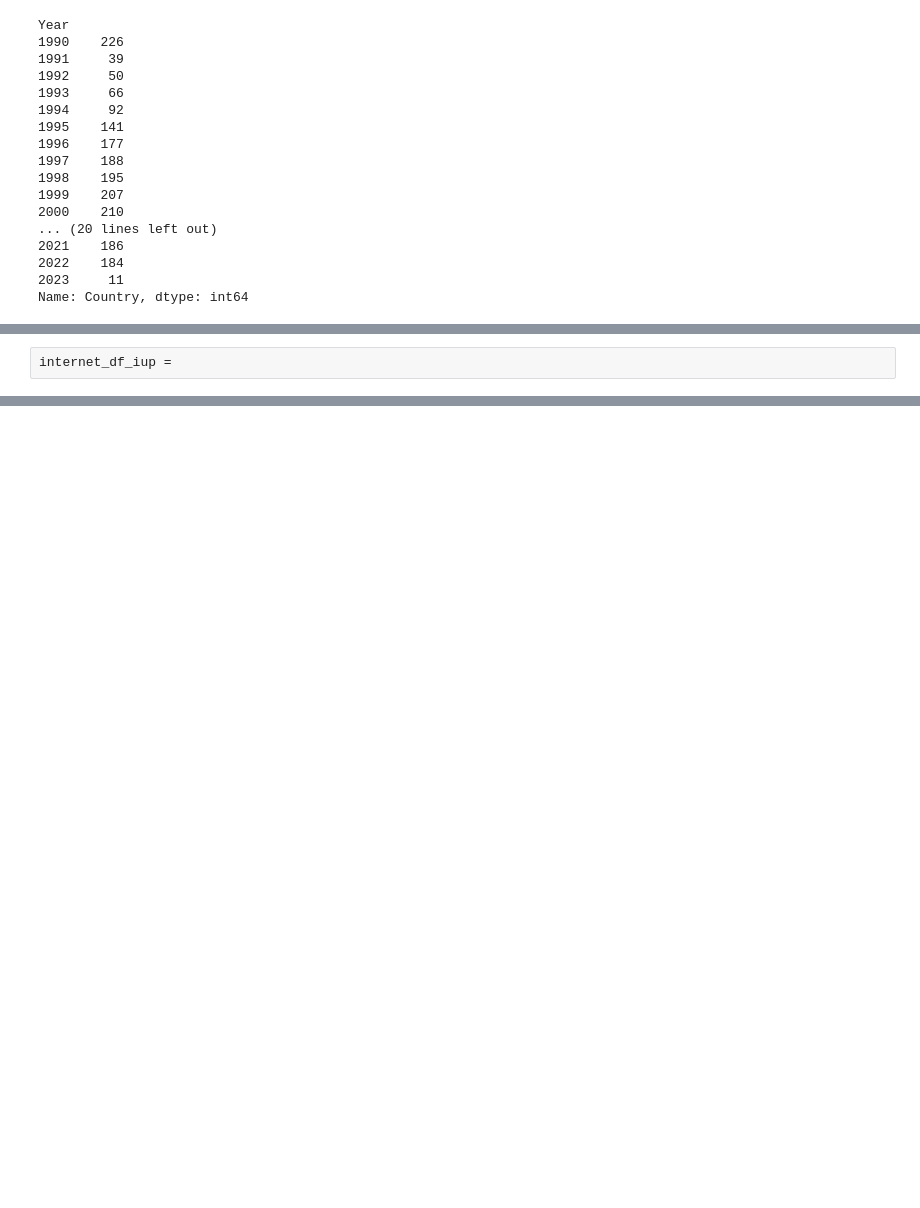
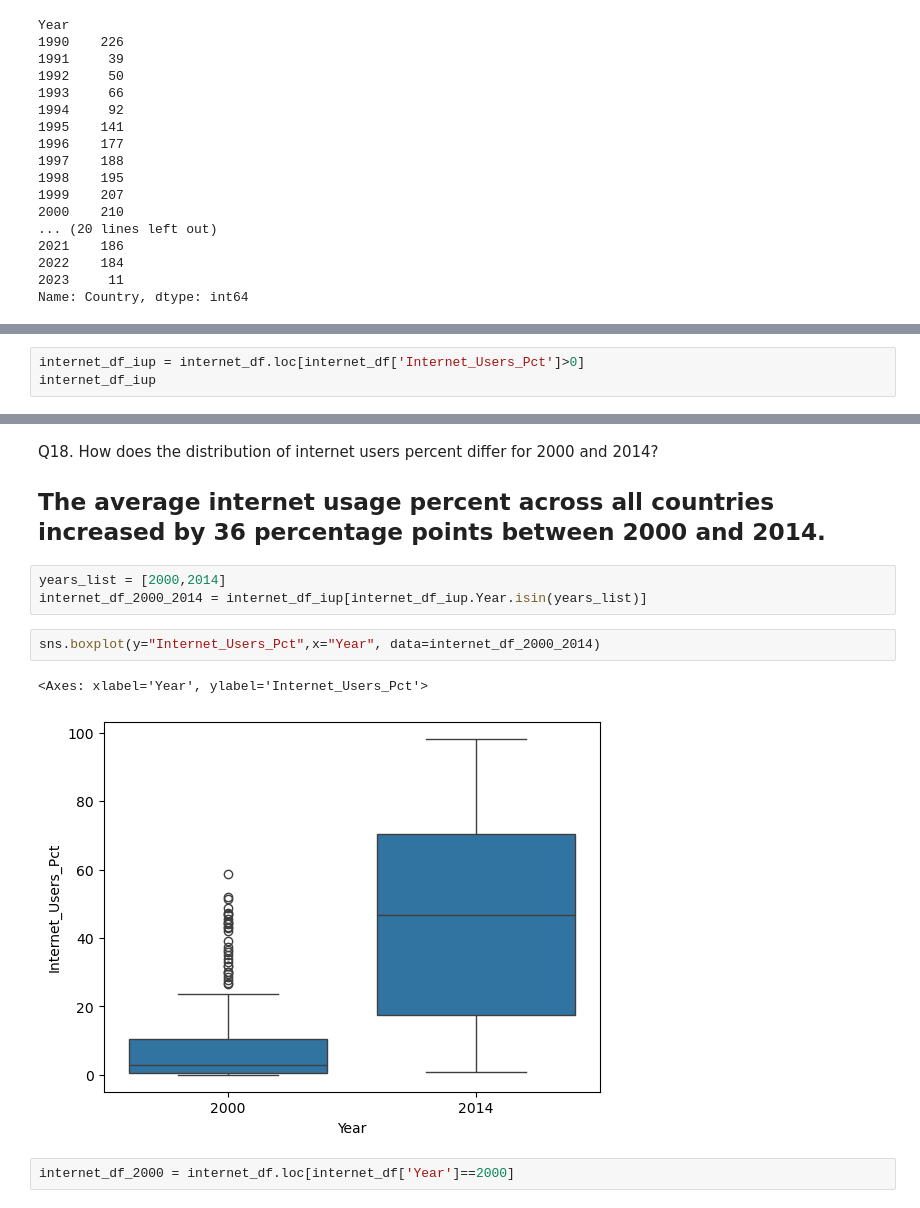
Before and after one commit to NSS-Data-Analytics-Cohort-17/un-datasets-jlmowrey, a Jupyter notebook: notebooks/un_project.ipynb, the cells around one changed output, grey strips where cells are left out. Cells and saved outputs as stored; diff of their text form; blank space fills up the shorter version.

```diff
--- a/notebooks/un_project.ipynb
+++ b/notebooks/un_project.ipynb
@@ -383,3 +384,4 @@ Q17. What is the first year to have a non-zero internet users percentage value?
 -
 # %%
-internet_df_iup =
+internet_df_iup = internet_df.loc[internet_df['Internet_Users_Pct']>0]
+internet_df_iup
@@ -385,0 +418,15 @@ internet_df_iup =
+# %% [markdown]
+Q18. How does the distribution of internet users percent differ for 2000 and 2014?
+
+The average internet usage percent across all countries increased by 36 percentage points between 2000 and 2014.
+-
+# %%
+years_list = [2000,2014]
+internet_df_2000_2014 = internet_df_iup[internet_df_iup.Year.isin(years_list)]
+# %%
+sns.boxplot(y="Internet_Users_Pct",x="Year", data=internet_df_2000_2014)
+# %% [output]
+<Axes: xlabel='Year', ylabel='Internet_Users_Pct'>
+[figure, added]
+# %%
+internet_df_2000 = internet_df.loc[internet_df['Year']==2000]
```
Also changed, not shown: parts of 30 cells of this notebook, 4 other files.
